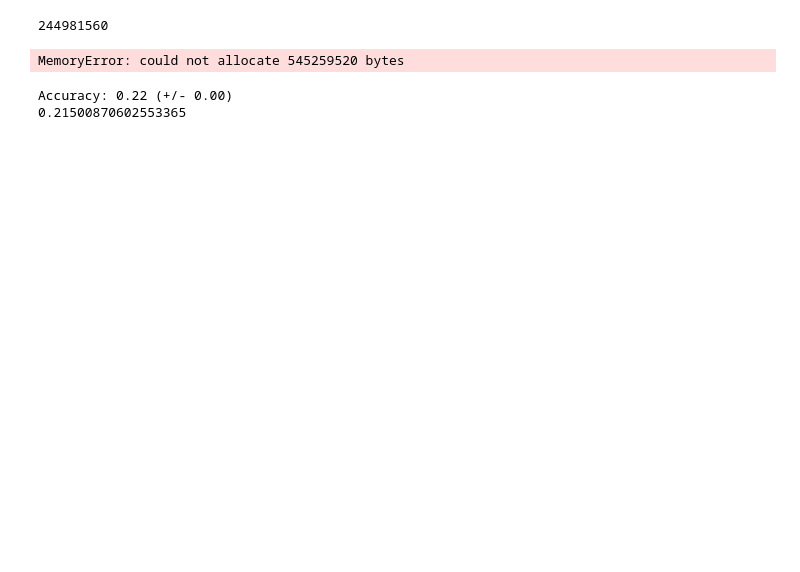
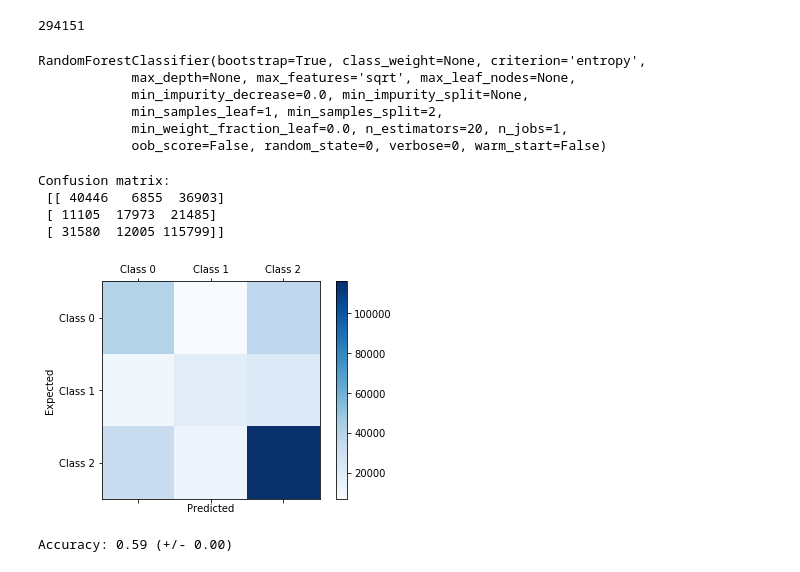
Before and after one commit to enderstorm/crime-prediction, a Jupyter notebook: Tree.ipynb, the cells around one changed output. Cells and saved outputs as stored; diff of their text form; code cells hidden in the pictures; blank space fills up the shorter version.

```diff
--- a/Tree.ipynb
+++ b/Tree.ipynb
@@ -16,9 +16,9 @@ X_test = joblib.load('tmp/X_test.pkl')
 y_train = joblib.load('tmp/y_train.pkl')
 y_test = joblib.load('tmp/y_test.pkl')
 # %%
-X_train.size
+y_test.size
 # %% [output]
-244981560
+294151
 # %%
 # Random tree clasification
 
@@ -32,7 +32,12 @@ from imblearn.under_sampling import RandomUnderSampler
 #X_resampled, y_resampled = cc.fit_sample(X_train, y_train)
 #print(sorted(Counter(y_resampled).items()))
 # %%
-clf = RandomForestClassifier(n_jobs=1, random_state=0, n_estimators=15, max_features="auto", criterion="gini")
+clf = RandomForestClassifier(n_jobs=1, random_state=0, n_estimators=20, max_features="sqrt", criterion="entropy")
 clf.fit(X_train[:500000], y_train[:500000])
 # %% [output]
-MemoryError: could not allocate 545259520 bytes
+RandomForestClassifier(bootstrap=True, class_weight=None, criterion='entropy',
+            max_depth=None, max_features='sqrt', max_leaf_nodes=None,
+            min_impurity_decrease=0.0, min_impurity_split=None,
+            min_samples_leaf=1, min_samples_split=2,
+            min_weight_fraction_leaf=0.0, n_estimators=20, n_jobs=1,
+            oob_score=False, random_state=0, verbose=0, warm_start=False)
@@ -43,9 +44,33 @@ y_pred = clf.predict(X_test[:500000])
+# %%
+from sklearn.metrics import confusion_matrix
+from matplotlib import pyplot as plt
+y_pred = clf.predict(X_test)
+
+conf_mat = confusion_matrix(y_true=y_test, y_pred=y_pred)
+print('Confusion matrix:\n', conf_mat)
+
+labels = ['Class 0', 'Class 1', 'Class 2', 'Class 3']
+fig = plt.figure()
+ax = fig.add_subplot(111)
+cax = ax.matshow(conf_mat, cmap=plt.cm.Blues)
+fig.colorbar(cax)
+ax.set_xticklabels([''] + labels)
+ax.set_yticklabels([''] + labels)
+plt.xlabel('Predicted')
+plt.ylabel('Expected')
+plt.show()
+#print(y_pred)
+# %% [output]
+Confusion matrix:
+ [[ 40446   6855  36903]
+ [ 11105  17973  21485]
+ [ 31580  12005 115799]]
+[figure, added]
 # %%
 #Accurancy
 scores = clf.score(X_test,y_test);
 print("Accuracy: %0.2f (+/- %0.2f)" % (scores.mean(), scores.std() * 2))
 # %% [output]
-Accuracy: 0.22 (+/- 0.00)
-0.21500870602553365
+Accuracy: 0.59 (+/- 0.00)
 # %%
 # :500000 Accurancy 0.22 criterion entropy
```
Also changed, not shown: parts of 2 cells of this notebook, 1 other file.
